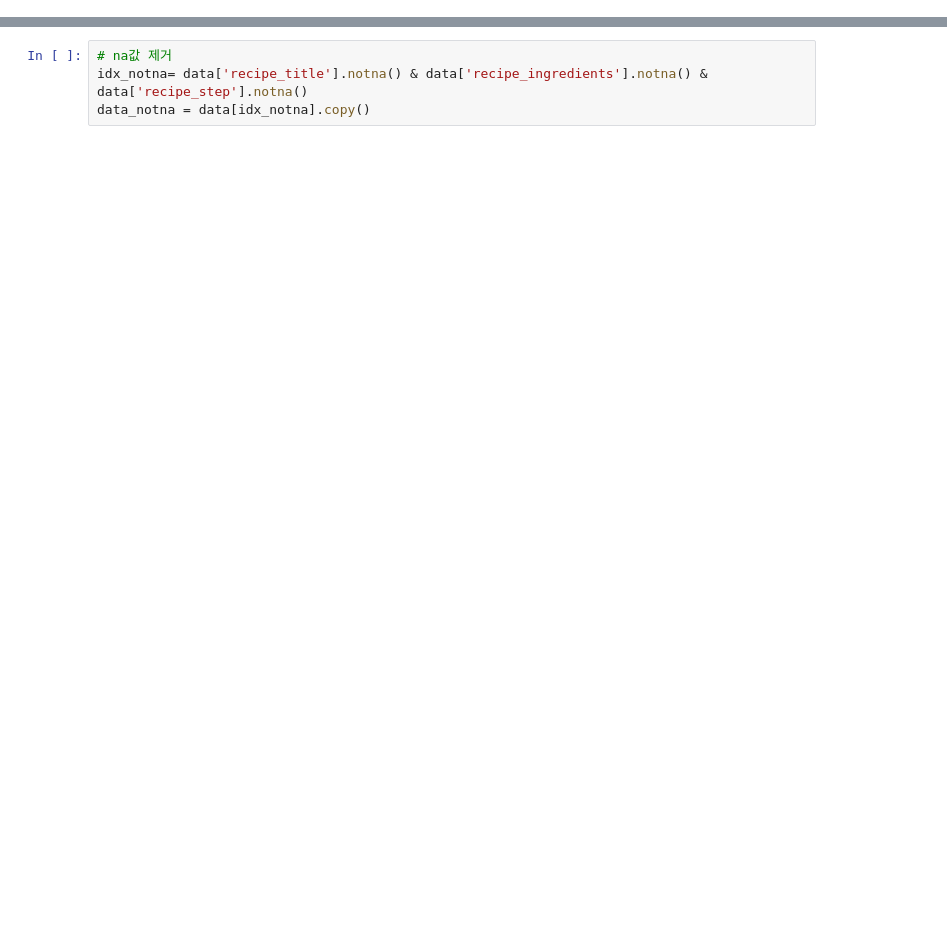
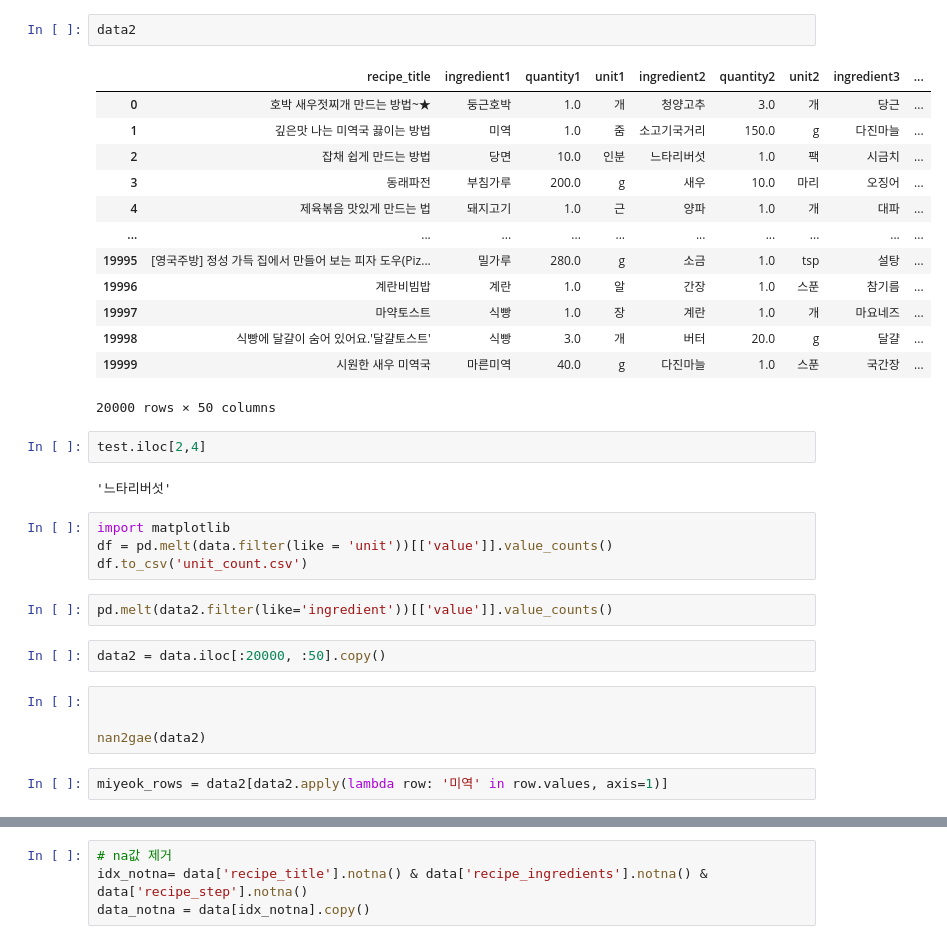
Before and after one commit to kwonhwijun/recipe, a Jupyter notebook: models/last2.ipynb, the cells around one changed output, grey strips where cells are left out. Cells and saved outputs as stored; diff of their text form; blank space fills up the shorter version.

```diff
--- a/models/last2.ipynb
+++ b/models/last2.ipynb
@@ -0,0 +96,34 @@
+# %%
+data2
+# %% [output]
+|  | recipe_title | ingredient1 | quantity1 | unit1 | ingredient2 | quantity2 | unit2 | ingredient3 | ... |
+| 0 | 호박 새우젓찌개 만드는 방법~★ | 둥근호박 | 1.0 | 개 | 청양고추 | 3.0 | 개 | 당근 | ... |
+| 1 | 깊은맛 나는 미역국 끓이는 방법 | 미역 | 1.0 | 줌 | 소고기국거리 | 150.0 | g | 다진마늘 | ... |
+| 2 | 잡채 쉽게 만드는 방법 | 당면 | 10.0 | 인분 | 느타리버섯 | 1.0 | 팩 | 시금치 | ... |
+| 3 | 동래파전 | 부침가루 | 200.0 | g | 새우 | 10.0 | 마리 | 오징어 | ... |
+| 4 | 제육볶음 맛있게 만드는 법 | 돼지고기 | 1.0 | 근 | 양파 | 1.0 | 개 | 대파 | ... |
+| ... | ... | ... | ... | ... | ... | ... | ... | ... | ... |
+| 19995 | [영국주방] 정성 가득 집에서 만들어 보는 피자 도우(Piz... | 밀가루 | 280.0 | g | 소금 | 1.0 | tsp | 설탕 | ... |
+| 19996 | 계란비빔밥 | 계란 | 1.0 | 알 | 간장 | 1.0 | 스푼 | 참기름 | ... |
+| 19997 | 마약토스트 | 식빵 | 1.0 | 장 | 계란 | 1.0 | 개 | 마요네즈 | ... |
+| 19998 | 식빵에 달걀이 숨어 있어요.'달걀토스트' | 식빵 | 3.0 | 개 | 버터 | 20.0 | g | 달걀 | ... |
+| 19999 | 시원한 새우 미역국 | 마른미역 | 40.0 | g | 다진마늘 | 1.0 | 스푼 | 국간장 | ... |
+20000 rows × 50 columns
+# %%
+test.iloc[2,4]
+# %% [output]
+'느타리버섯'
+# %%
+import matplotlib
+df = pd.melt(data.filter(like = 'unit'))[['value']].value_counts()
+df.to_csv('unit_count.csv')
+# %%
+pd.melt(data2.filter(like='ingredient'))[['value']].value_counts()
+# %%
+data2 = data.iloc[:20000, :50].copy()
+# %%
+
+
+nan2gae(data2)
+# %%
+miyeok_rows = data2[data2.apply(lambda row: '미역' in row.values, axis=1)]
```
Also changed, not shown: parts of 47 cells of this notebook, 2 other files.
